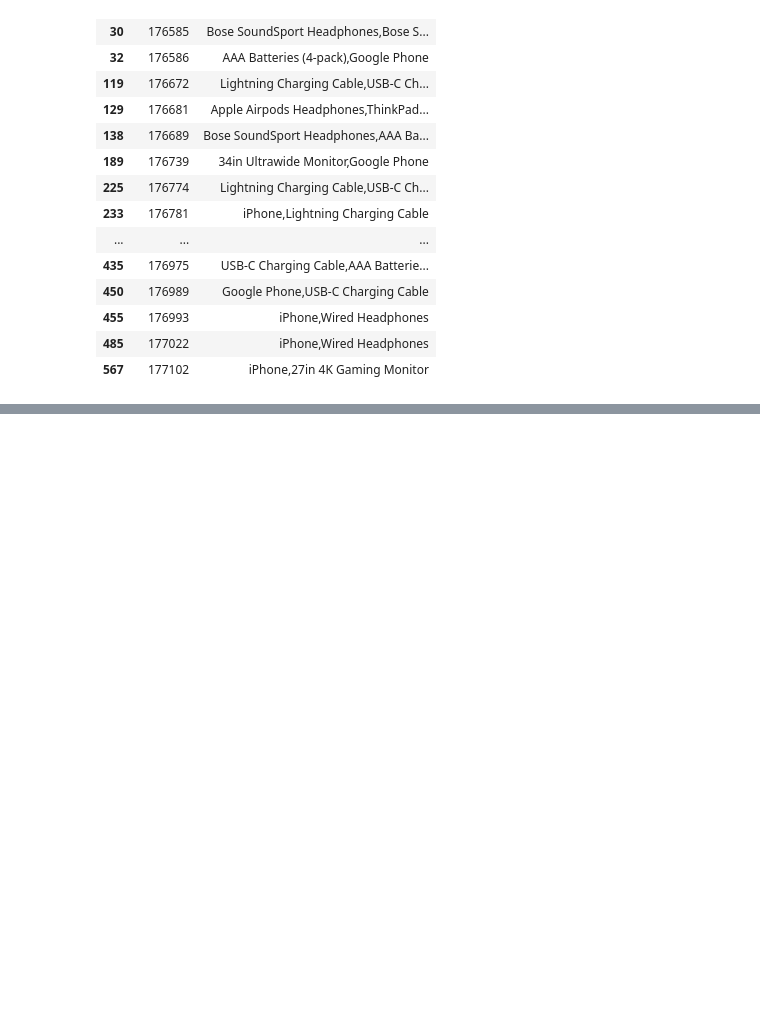
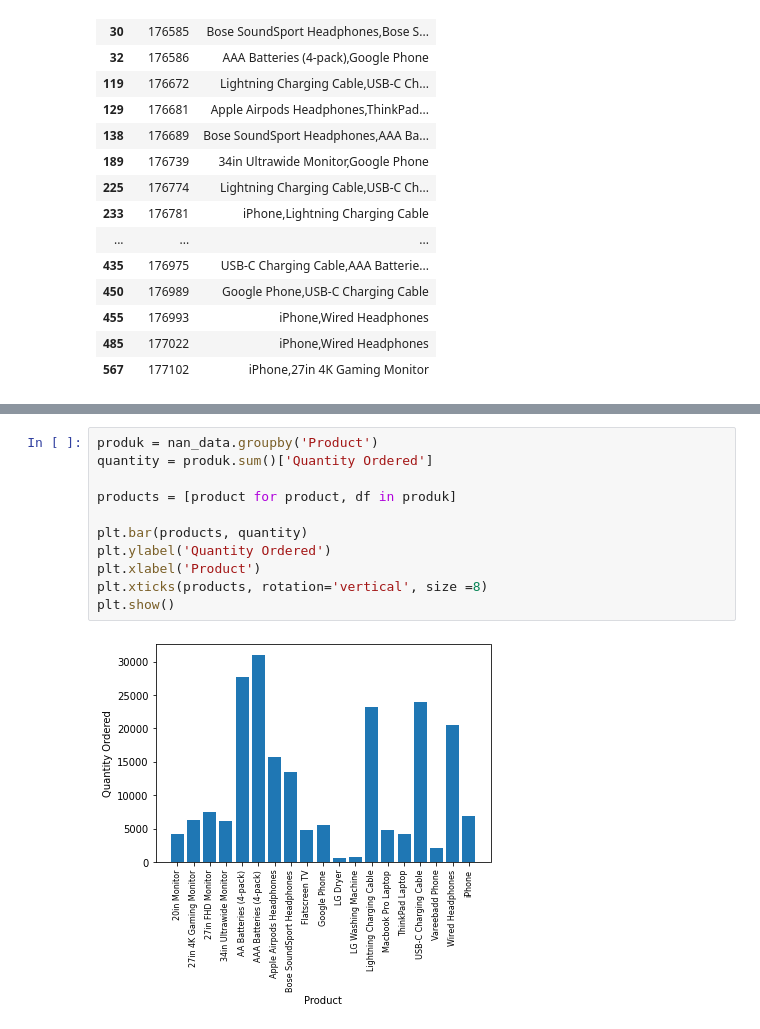
Before and after one commit to abhinowo/dataanalytic_part3-sales, a Jupyter notebook: DataAnalytic_Sales.ipynb, the cells around one changed output, grey strips where cells are left out. Cells and saved outputs as stored; diff of their text form; blank space fills up the shorter version.

```diff
--- a/DataAnalytic_Sales.ipynb
+++ b/DataAnalytic_Sales.ipynb
@@ -318,0 +366,13 @@ https://www.youtube.com/watch?v=eMOA1pPVUc4&t=670s&ab_channel=KeithGalli
+# %%
+produk = nan_data.groupby('Product')
+quantity = produk.sum()['Quantity Ordered']
+
+products = [product for product, df in produk]
+
+plt.bar(products, quantity)
+plt.ylabel('Quantity Ordered')
+plt.xlabel('Product')
+plt.xticks(products, rotation='vertical', size =8)
+plt.show()
+# %% [output]
+[figure, added]
```
Also changed, not shown: parts of 15 cells of this notebook.
